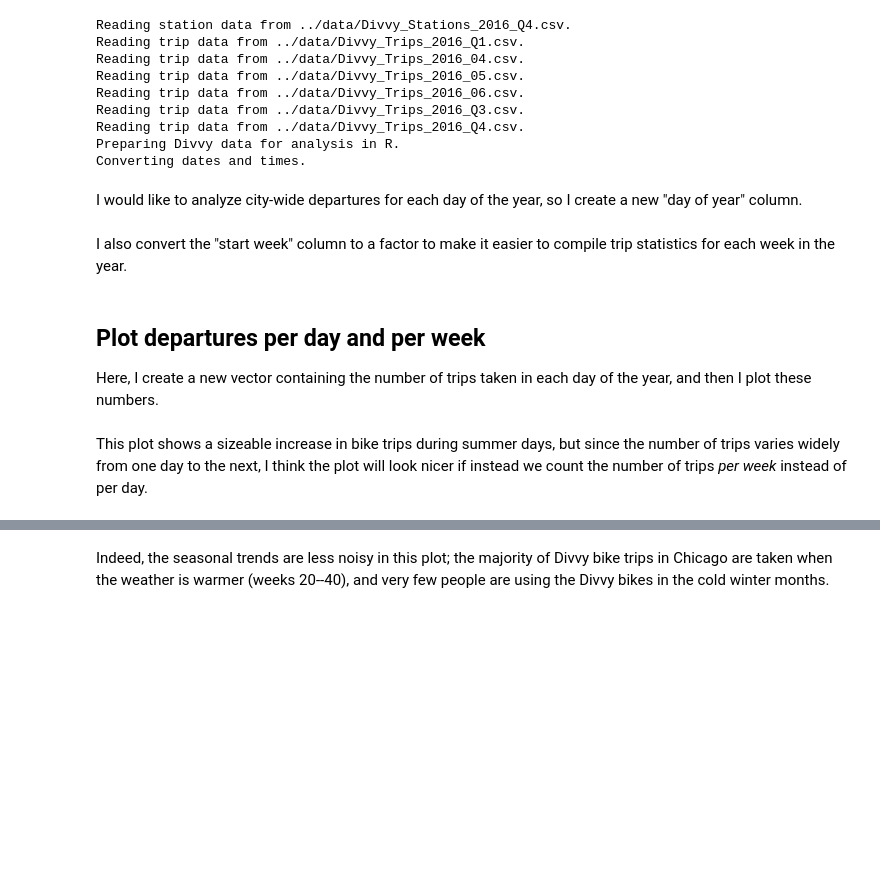
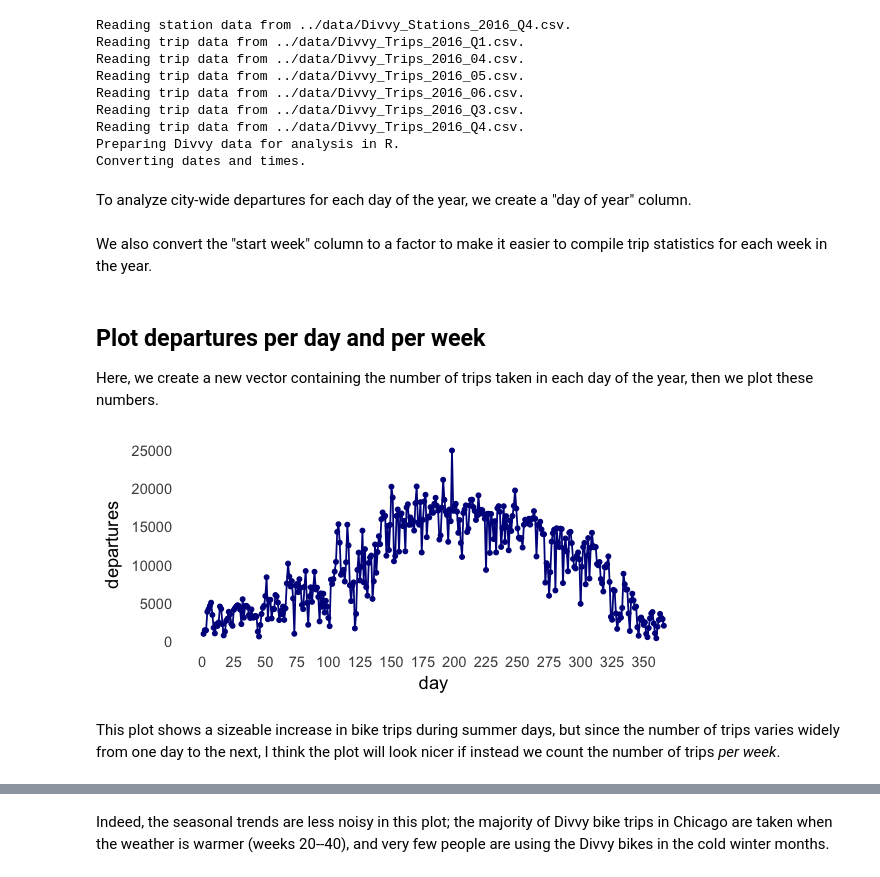
Before and after one commit to stephenslab/ipynb-website, a Jupyter notebook: analysis/seasonal-trends.ipynb, the cells around one changed output, grey strips where cells are left out. Saved outputs shown, nothing was run; the diff lists cells and outputs as text; code cells hidden in the pictures; blank space fills up the shorter version.

```diff
--- a/analysis/seasonal-trends.ipynb
+++ b/analysis/seasonal-trends.ipynb
@@ -29,31 +29,33 @@ Reading trip data from ../data/Divvy_Trips_2016_Q4.csv.
 Preparing Divvy data for analysis in R.
 Converting dates and times.
 # %% [markdown]
-I would like to analyze city-wide departures for each day of the year, so I create a new "day of year" column.
+To analyze city-wide departures for each day of the year, we create a "day of year" column.
 # %%
 divvy$trips <-
   transform(divvy$trips,
     start.dayofyear = factor(as.numeric(format(divvy$trips$starttime,"%j")),
                              1:366))
 # %% [markdown]
-I also convert the "start week" column to a factor to make it easier to compile trip statistics for each week in the year.
+We also convert the "start week" column to a factor to make it easier to compile trip statistics for each week in the year.
 # %%
 divvy$trips <- transform(divvy$trips,start.week = factor(start.week,0:52))
 # %% [markdown]
 ## Plot departures per day and per week
 
-Here, I create a new vector containing the number of trips taken in each day of the year, and then I plot these numbers.
+Here, we create a new vector containing the number of trips taken in each day of the year, then we plot these numbers.
 # %%
-options(repr.plot.width = 5, repr.plot.height = 2.5)
+options(repr.plot.width = 5, repr.plot.height = 2.25)
 counts.day <- as.vector(table(divvy$trips$start.dayofyear))
 ggplot(data.frame(day = 1:366,departures = counts.day),
        aes(x = day,y = departures)) +
   geom_point(color = "darkblue",shape = 19,size = 1) +
   geom_line(color = "darkblue") +
   scale_x_continuous(breaks = seq(0,350,25)) +
   theme_minimal() +
   theme(panel.grid.major = element_blank(),
         panel.grid.minor = element_blank())
+# %% [output]
+[figure, added]
 # %% [markdown]
-This plot shows a sizeable increase in bike trips during summer days, but since the number of trips varies widely from one day to the next, I think the plot will look nicer if instead we count the number of trips *per week* instead of per day.
+This plot shows a sizeable increase in bike trips during summer days, but since the number of trips varies widely from one day to the next, I think the plot will look nicer if instead we count the number of trips *per week*.
 # %%
```
Also changed, not shown: parts of 4 cells of this notebook, 1 other file.
